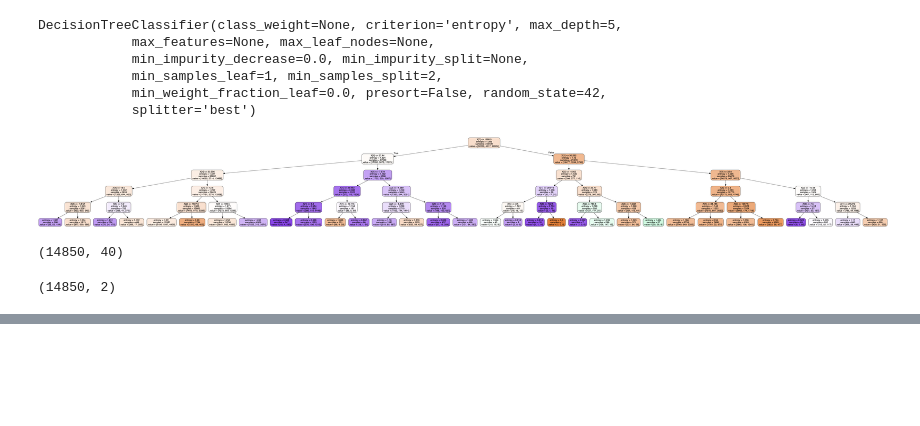
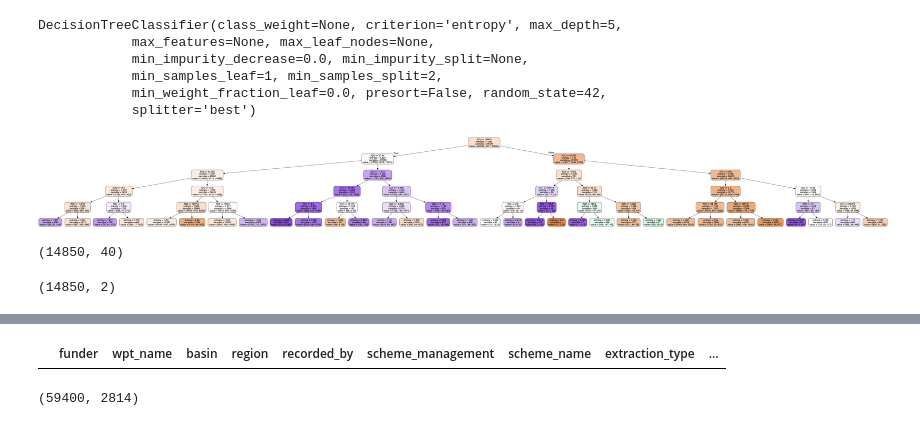
Before and after one commit to hoffm386/tanzania-water-wells, a Jupyter notebook: notebooks/exploratory/EDA_KW.ipynb, the cells around one changed output, grey strips where cells are left out. Cells and saved outputs as stored; diff of their text form; code cells hidden in the pictures; blank space fills up the shorter version.

```diff
--- a/notebooks/exploratory/EDA_KW.ipynb
+++ b/notebooks/exploratory/EDA_KW.ipynb
@@ -113,2 +96,0 @@ dtype: int64
-# %%
-df_train['year_recorded'] = df_train['date_recorded'].str.slice(start=0, stop=4)
@@ -251,0 +368,4 @@ test_data = onehotencoder.fit_transform(ohe_list_c).toarray()
+# %%
+wells[wells.isna().any(axis=1)]
+# %% [output]
+|  | funder | wpt_name | basin | region | recorded_by | scheme_management | scheme_name | extraction_type | ... |
@@ -252,5 +374,7 @@ test_data = onehotencoder.fit_transform(ohe_list_c).toarray()
 # %%
-test_data
+test_data.shape
+# %% [output]
+(59400, 2814)
 # %%
 X_train = test_data
 y_train = df_target_train['status_group']
```
Also changed, not shown: parts of 37 cells of this notebook.
